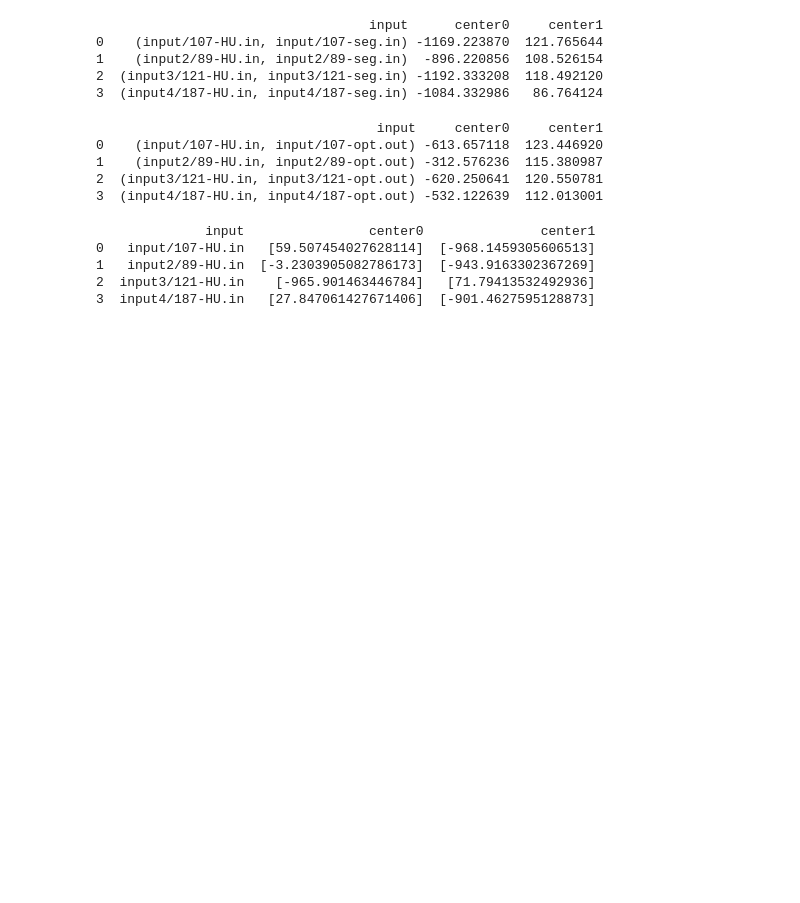
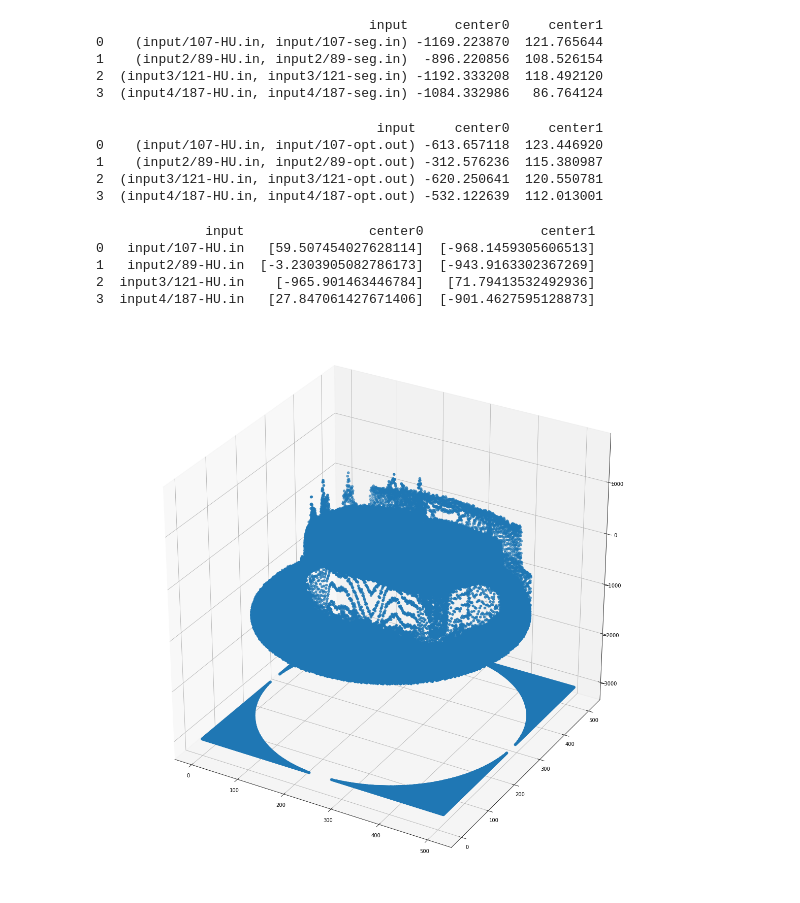
Before and after one commit to francurichard/medical-segmentation, a Jupyter notebook: data.ipynb, the cells around one changed output. Cells and saved outputs as stored; diff of their text form; code cells hidden in the pictures; blank space fills up the shorter version.

```diff
--- a/data.ipynb
+++ b/data.ipynb
@@ -236,3 +235,21 @@ print(df)
 1   input2/89-HU.in  [-3.2303905082786173]  [-943.9163302367269]
 2  input3/121-HU.in    [-965.901463446784]   [71.79413532492936]
 3  input4/187-HU.in   [27.847061427671406]  [-901.4627595128873]
+# %%
+# libraries
+from mpl_toolkits.mplot3d import Axes3D
+import matplotlib.pyplot as plt
+import numpy as np
+import pandas as pd
+
+csv_data = ['input/107-HU.csv', 'input2/89-HU.csv', 'input3/121-HU.csv', 'input4/187-HU.csv']
+fig = plt.figure()
+fig.set_figheight(20)
+fig.set_figwidth(20)
+
+df = pd.read_csv(csv_data[0], delimiter=',')
+ax = fig.add_subplot(111, projection='3d')
+ax.scatter(df['x_position'], df['y_position'], df['hu_val'])
+plt.show()
+# %% [output]
+[figure, added]
```
Also changed, not shown: parts of 8 cells of this notebook, 2 other files.
